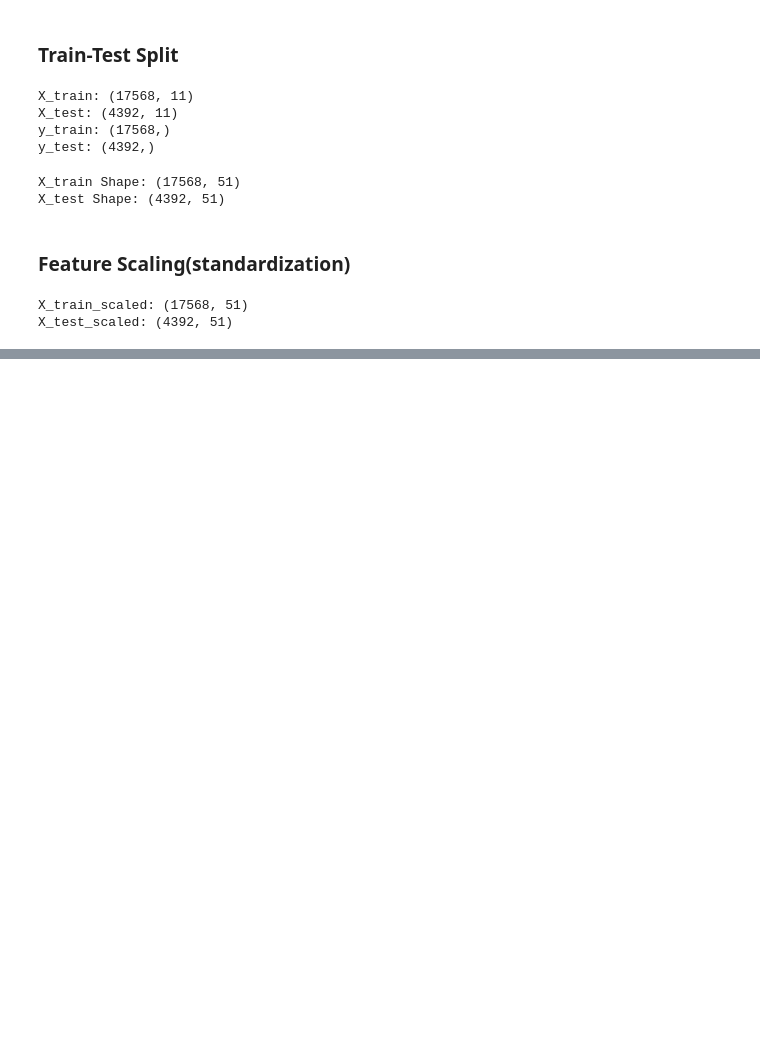
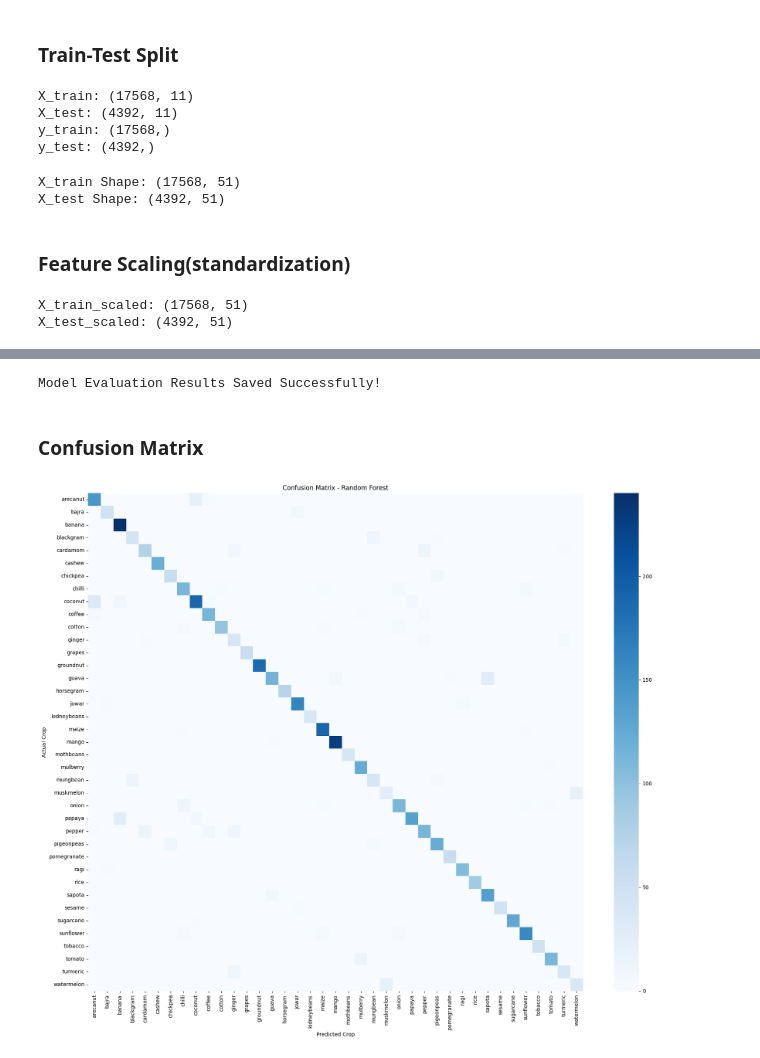
Before and after one commit to adhiyakamar6282-ctrl/Crop_Recommendation, a Jupyter notebook: Crop_Project.ipynb, the cells around one changed output, grey strips where cells are left out. Drawn from its saved outputs; the diff is of its cells as text; code cells hidden in the pictures; blank space fills up the shorter version.

Commit message:
Added Random Forest Model and Crop Recommendation

```diff
--- a/Crop_Project.ipynb
+++ b/Crop_Project.ipynb
@@ -479,0 +485,6 @@ X_test_scaled: (4392, 51)
+# %%
+# create the model
+model = RandomForestClassifier(n_estimators=100, random_state=42)
+# %%
+# Train the model
+model.fit(X_train_scaled, y_train)
@@ -479,0 +500,3 @@ X_test_scaled: (4392, 51)
+# %%
+# prediction test data
+y_pred = model.predict(X_test_scaled)
@@ -479,0 +577,45 @@ X_test_scaled: (4392, 51)
+# %%
+# Save Model Evaluation Results
+
+import pickle
+
+from sklearn.metrics import (
+    accuracy_score,
+    precision_score,
+    recall_score,
+    f1_score
+)
+
+metrics = {
+    "accuracy": accuracy_score(y_test, y_pred),
+
+    "precision": precision_score(
+        y_test, y_pred,
+        average="weighted",
+        zero_division=0
+    ),
+
+    "recall": recall_score(
+        y_test, y_pred,
+        average="weighted",
+        zero_division=0
+    ),
+
+    "f1": f1_score(
+        y_test, y_pred,
+        average="weighted",
+        zero_division=0
+    ),
+
+    "y_test": y_test,
+    "y_pred": y_pred
+}
+
+with open("model_metrics.pkl", "wb") as file:
+    pickle.dump(metrics, file)
+
+print("Model Evaluation Results Saved Successfully!")
+# %% [output]
+Model Evaluation Results Saved Successfully!
+# %% [markdown]
+### Confusion Matrix
@@ -479,0 +627,24 @@ X_test_scaled: (4392, 51)
+# %%
+# create confusion matrix
+cm = confusion_matrix(y_test, y_pred)
+# %%
+# visualize confusion matrix
+plt.figure(figsize=(18, 15))
+
+sns.heatmap(
+    cm,
+    annot=False,
+    cmap='Blues',
+    xticklabels=le.classes_,
+    yticklabels=le.classes_
+)
+
+plt.title("Confusion Matrix - Random Forest")
+plt.xlabel("Predicted Crop")
+plt.ylabel("Actual Crop")
+plt.xticks(rotation=90)
+plt.yticks(rotation=0)
+plt.tight_layout()
+plt.show()
+# %% [output]
+[figure, added]
```
Also changed, not shown: parts of 20 cells of this notebook.
